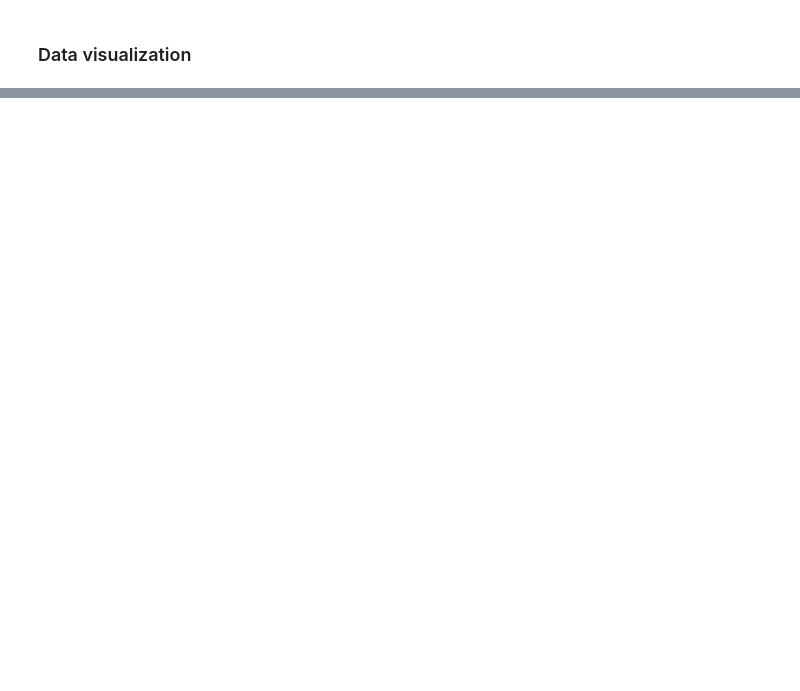
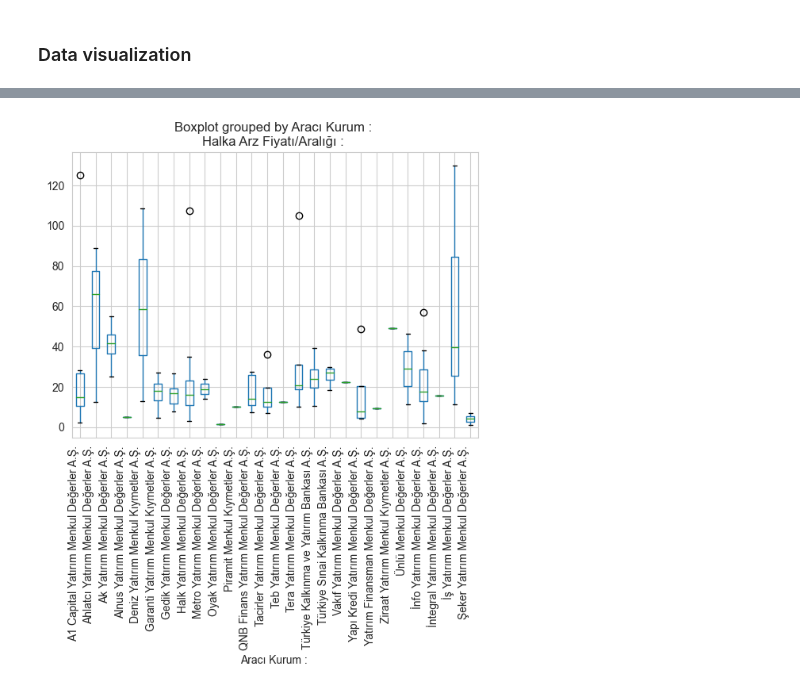
Before and after one commit to uguratli/HalkaArz, a Jupyter notebook: halka_arz.ipynb, the cells around one changed output, grey strips where cells are left out. Saved outputs shown, nothing was run; the diff lists cells and outputs as text; code cells hidden in the pictures; blank space fills up the shorter version.

```diff
--- a/halka_arz.ipynb
+++ b/halka_arz.ipynb
@@ -293,0 +401,4 @@ ax.set_xticklabels(ax.get_xticklabels(),rotation=90);
+# %%
+df.boxplot(column='Halka Arz Fiyatı/Aralığı : ', by='Aracı Kurum : ', rot=90);
+# %% [output]
+[figure, added]
```
Also changed, not shown: parts of 29 cells of this notebook.
